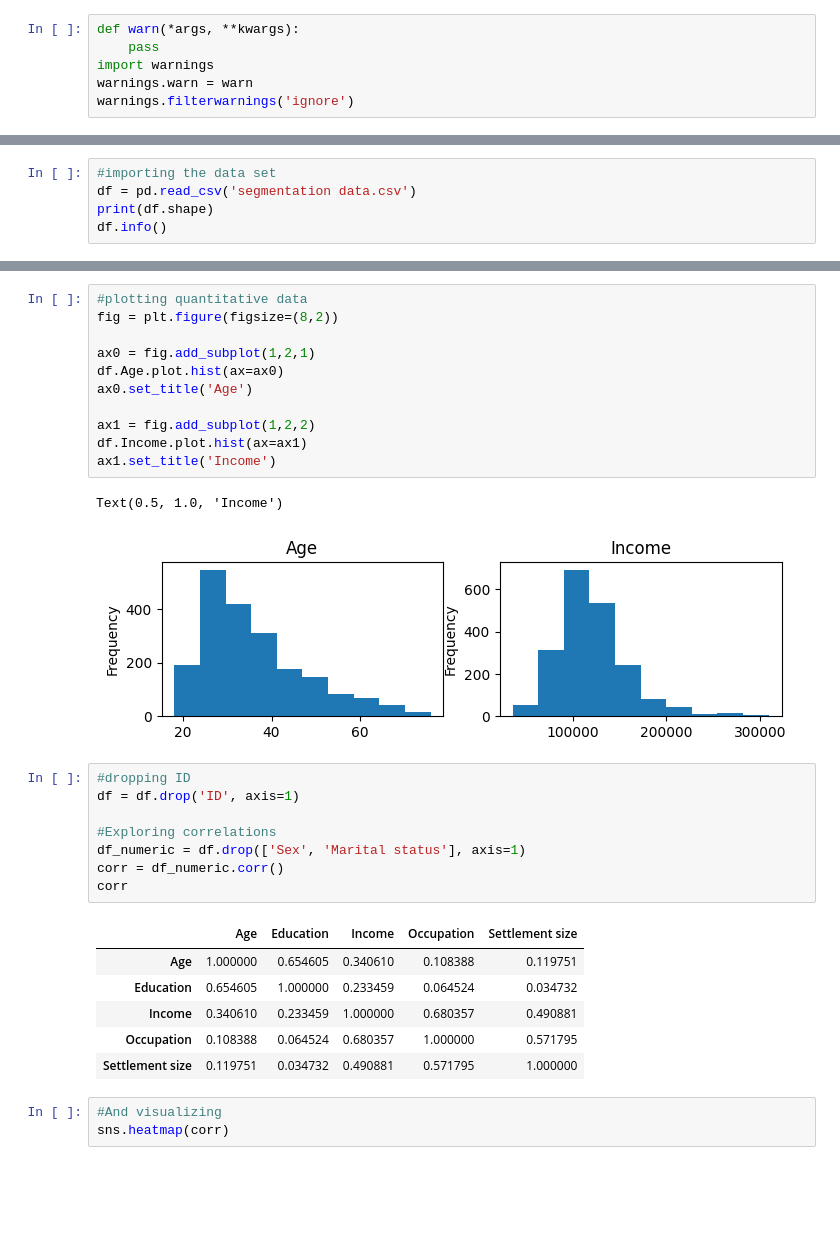
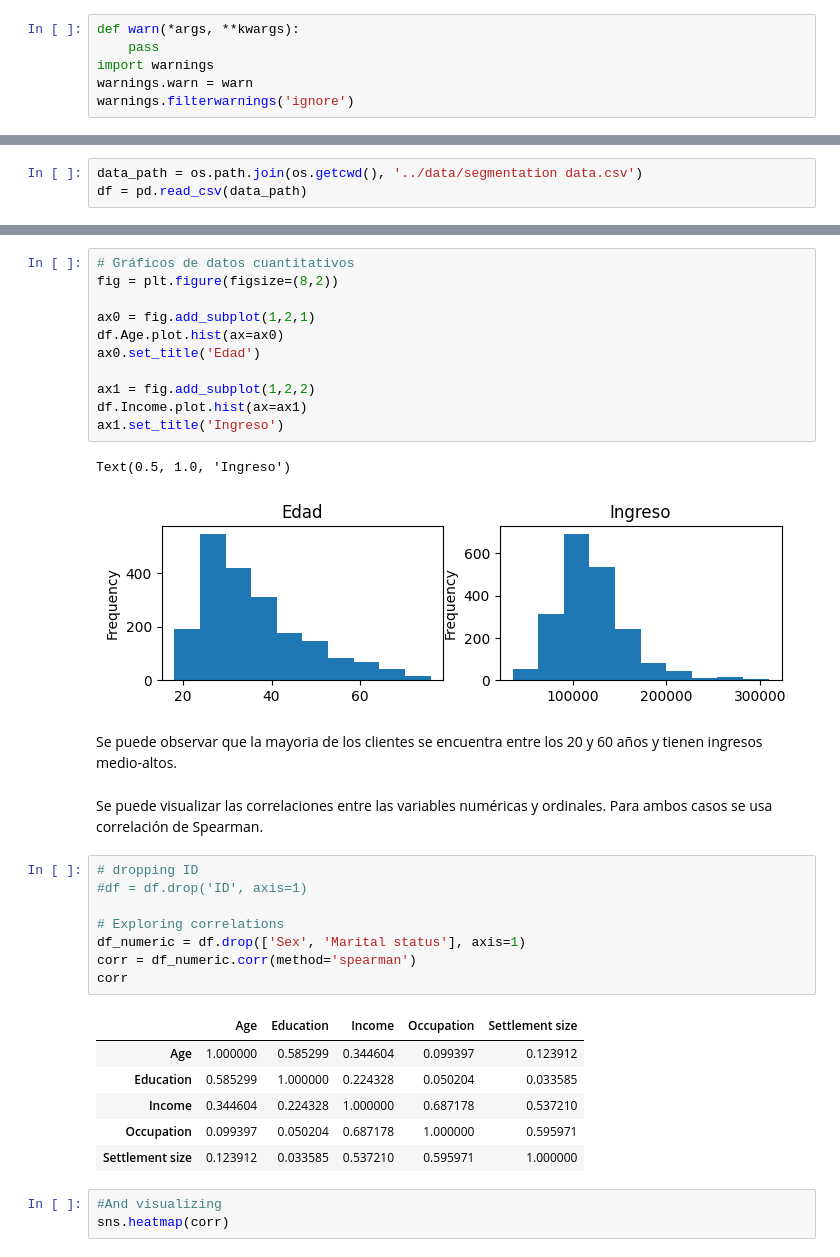
Before and after one commit to a-jimenezc/Segmentacion_de_clientes, a Jupyter notebook: notebooks/1_EDA_DL_modeling_aj.ipynb, the cells around one changed output, grey strips where cells are left out. Drawn from its saved outputs; the diff is of its cells as text; blank space fills up the shorter version.

```diff
--- a/notebooks/1_EDA_DL_modeling_aj.ipynb
+++ b/notebooks/1_EDA_DL_modeling_aj.ipynb
@@ -12,5 +44,3 @@ import seaborn as sns
 # %%
-#importing the data set
-df = pd.read_csv('segmentation data.csv')
-print(df.shape)
-df.info()
+data_path = os.path.join(os.getcwd(), '../data/segmentation data.csv')
+df = pd.read_csv(data_path)
@@ -146,32 +131,36 @@ plt.show()
 # %%
-#plotting quantitative data
+# Gráficos de datos cuantitativos
 fig = plt.figure(figsize=(8,2))
 
 ax0 = fig.add_subplot(1,2,1)
 df.Age.plot.hist(ax=ax0)
-ax0.set_title('Age')
+ax0.set_title('Edad')
 
 ax1 = fig.add_subplot(1,2,2)
 df.Income.plot.hist(ax=ax1)
-ax1.set_title('Income')
+ax1.set_title('Ingreso')
 # %% [output]
-Text(0.5, 1.0, 'Income')
+Text(0.5, 1.0, 'Ingreso')
-[figure, old version]
+[figure, new version]
+# %% [markdown]
+Se puede observar que la mayoria de los clientes se encuentra entre los 20 y 60 años y tienen ingresos medio-altos.
+# %% [markdown]
+Se puede visualizar las correlaciones entre las variables numéricas y ordinales. Para ambos casos se usa correlación de Spearman.
 # %%
-#dropping ID
-df = df.drop('ID', axis=1)
+# dropping ID
+#df = df.drop('ID', axis=1)
 
-#Exploring correlations
+# Exploring correlations
 df_numeric = df.drop(['Sex', 'Marital status'], axis=1)
-corr = df_numeric.corr()
+corr = df_numeric.corr(method='spearman')
 corr
 # %% [output]
 |  | Age | Education | Income | Occupation | Settlement size |
-| Age | 1.000000 | 0.654605 | 0.340610 | 0.108388 | 0.119751 |
-| Education | 0.654605 | 1.000000 | 0.233459 | 0.064524 | 0.034732 |
-| Income | 0.340610 | 0.233459 | 1.000000 | 0.680357 | 0.490881 |
-| Occupation | 0.108388 | 0.064524 | 0.680357 | 1.000000 | 0.571795 |
-| Settlement size | 0.119751 | 0.034732 | 0.490881 | 0.571795 | 1.000000 |
+| Age | 1.000000 | 0.585299 | 0.344604 | 0.099397 | 0.123912 |
+| Education | 0.585299 | 1.000000 | 0.224328 | 0.050204 | 0.033585 |
+| Income | 0.344604 | 0.224328 | 1.000000 | 0.687178 | 0.537210 |
+| Occupation | 0.099397 | 0.050204 | 0.687178 | 1.000000 | 0.595971 |
+| Settlement size | 0.123912 | 0.033585 | 0.537210 | 0.595971 | 1.000000 |
 # %%
 #And visualizing
 sns.heatmap(corr)
```
Also changed, not shown: parts of 26 cells of this notebook.
